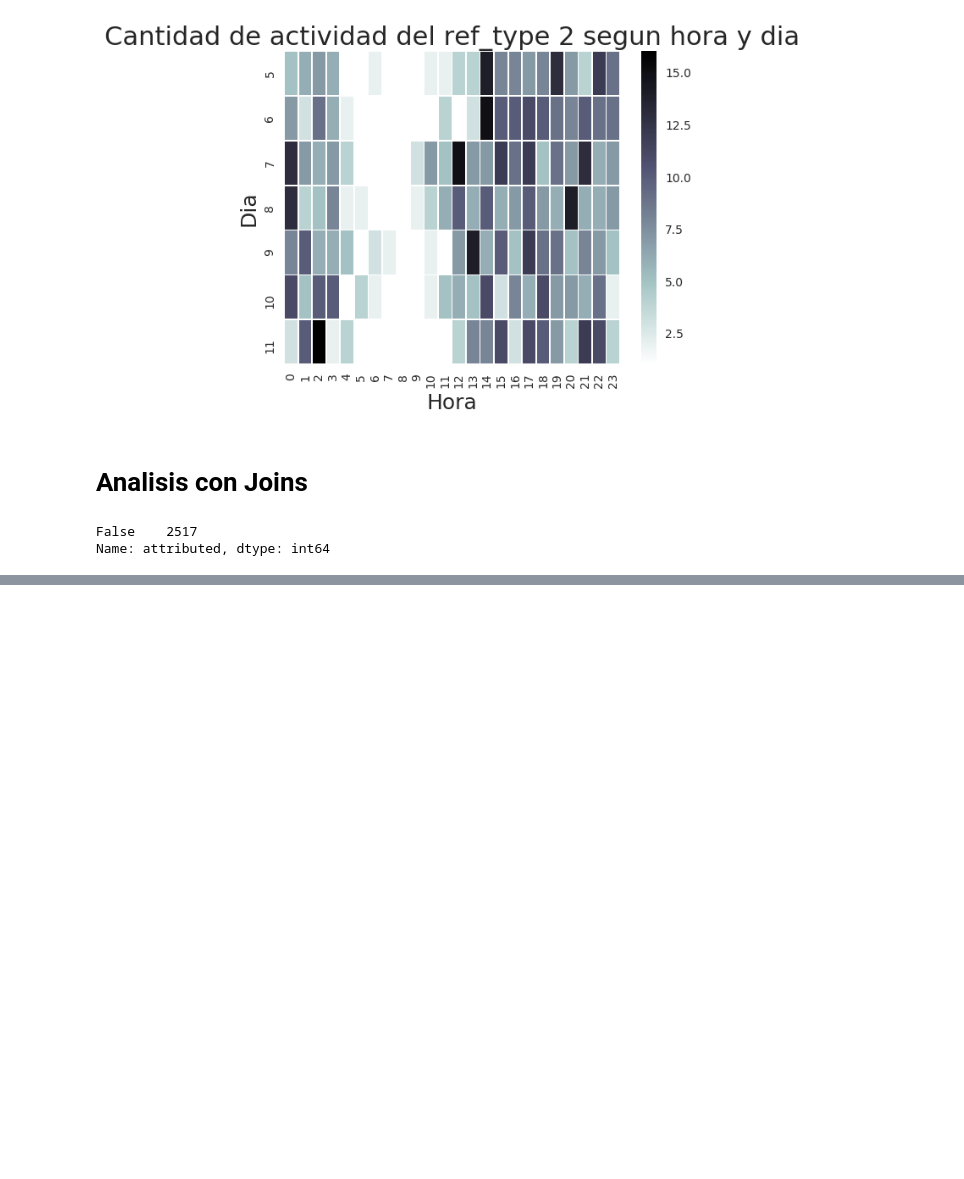
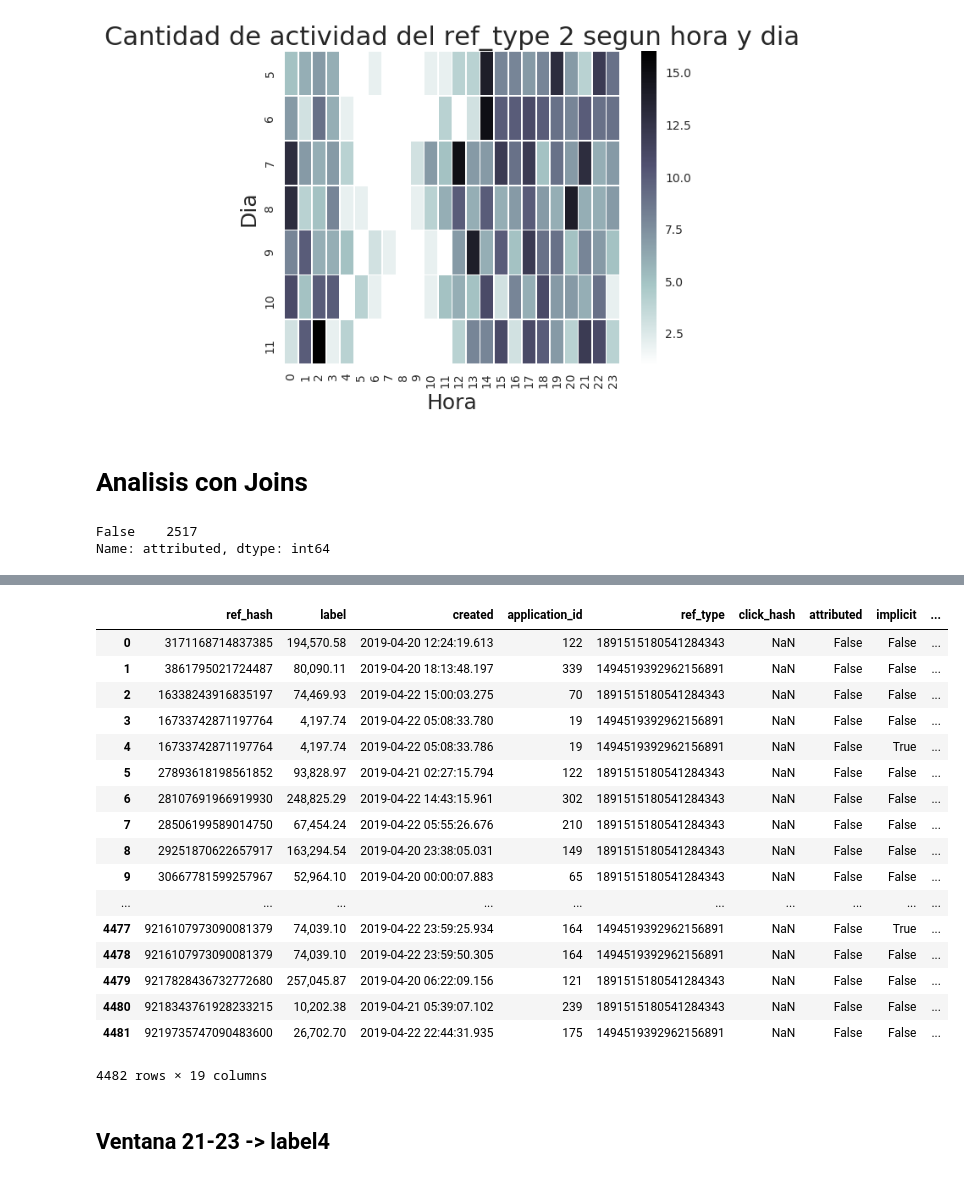
Before and after one commit to EugeniaFranchi/TP-Datos-2019, a Jupyter notebook: TP2/Installs.ipynb, the cells around one changed output, grey strips where cells are left out. Saved outputs shown, nothing was run; the diff lists cells and outputs as text; code cells hidden in the pictures; blank space fills up the shorter version.

```diff
--- a/TP2/Installs.ipynb
+++ b/TP2/Installs.ipynb
@@ -747,0 +826,31 @@ Name: attributed, dtype: int64
+# %%
+label3 = installs['2019-04-23':'2019-04-25'].reset_index().groupby('ref_hash').agg({'created' : 'min'})
+# %%
+label3['created'] = label3['created'] - pd.Timestamp('2019-04-23 00:00:00')
+label3['created'] = label3['created'].transform(lambda x: x.total_seconds())
+# %%
+label3 = label3.reset_index()
+label3 = label3.merge(installs['2019-04-20':'2019-04-22'].reset_index(),on="ref_hash", how="inner")
+label3 = label3.rename(columns={'created_x':'label','created_y':'created'})
+label3
+# %% [output]
+|  | ref_hash | label | created | application_id | ref_type | click_hash | attributed | implicit | ... |
+| 0 | 3171168714837385 | 194,570.58 | 2019-04-20 12:24:19.613 | 122 | 1891515180541284343 | NaN | False | False | ... |
+| 1 | 3861795021724487 | 80,090.11 | 2019-04-20 18:13:48.197 | 339 | 1494519392962156891 | NaN | False | False | ... |
+| 2 | 16338243916835197 | 74,469.93 | 2019-04-22 15:00:03.275 | 70 | 1891515180541284343 | NaN | False | False | ... |
+| 3 | 16733742871197764 | 4,197.74 | 2019-04-22 05:08:33.780 | 19 | 1494519392962156891 | NaN | False | False | ... |
+| 4 | 16733742871197764 | 4,197.74 | 2019-04-22 05:08:33.786 | 19 | 1494519392962156891 | NaN | False | True | ... |
+| 5 | 27893618198561852 | 93,828.97 | 2019-04-21 02:27:15.794 | 122 | 1891515180541284343 | NaN | False | False | ... |
+| 6 | 28107691966919930 | 248,825.29 | 2019-04-22 14:43:15.961 | 302 | 1891515180541284343 | NaN | False | False | ... |
+| 7 | 28506199589014750 | 67,454.24 | 2019-04-22 05:55:26.676 | 210 | 1891515180541284343 | NaN | False | False | ... |
+| 8 | 29251870622657917 | 163,294.54 | 2019-04-20 23:38:05.031 | 149 | 1891515180541284343 | NaN | False | False | ... |
+| 9 | 30667781599257967 | 52,964.10 | 2019-04-20 00:00:07.883 | 65 | 1891515180541284343 | NaN | False | False | ... |
+| ... | ... | ... | ... | ... | ... | ... | ... | ... | ... |
+| 4477 | 9216107973090081379 | 74,039.10 | 2019-04-22 23:59:25.934 | 164 | 1494519392962156891 | NaN | False | True | ... |
+| 4478 | 9216107973090081379 | 74,039.10 | 2019-04-22 23:59:50.305 | 164 | 1494519392962156891 | NaN | False | False | ... |
+| 4479 | 9217828436732772680 | 257,045.87 | 2019-04-20 06:22:09.156 | 121 | 1891515180541284343 | NaN | False | False | ... |
+| 4480 | 9218343761928233215 | 10,202.38 | 2019-04-21 05:39:07.102 | 239 | 1891515180541284343 | NaN | False | False | ... |
+| 4481 | 9219735747090483600 | 26,702.70 | 2019-04-22 22:44:31.935 | 175 | 1494519392962156891 | NaN | False | False | ... |
+4482 rows × 19 columns
+# %% [markdown]
+## Ventana 21-23 -> label4
```
Also changed, not shown: parts of 20 cells of this notebook.
